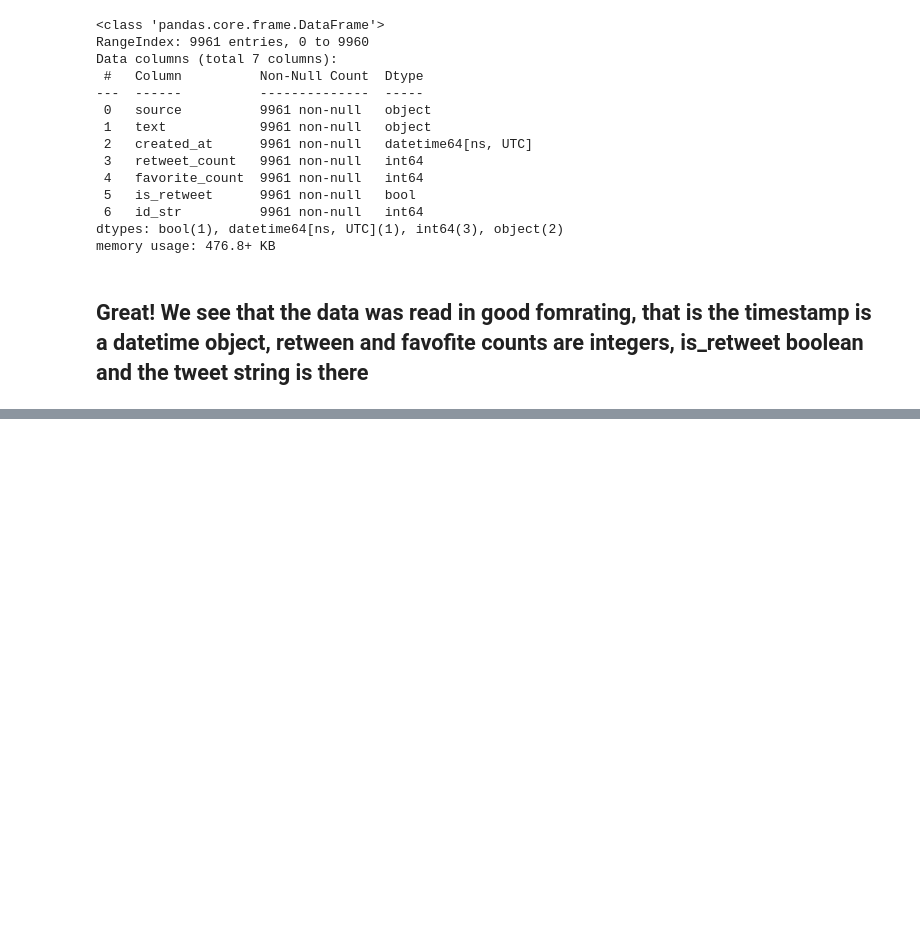
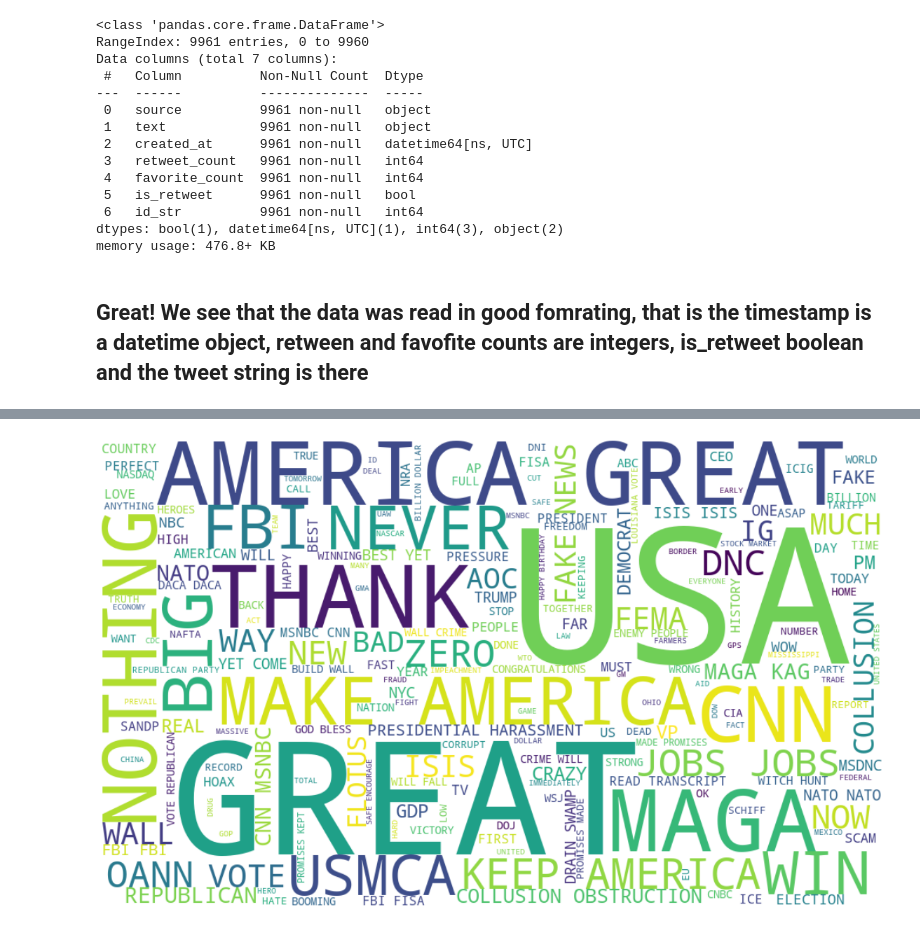
Before and after one commit to emmanuel-garza/presidential-tweets, a Jupyter notebook: exploratory_data_analysis.ipynb, the cells around one changed output, grey strips where cells are left out. Saved outputs shown, nothing was run; the diff lists cells and outputs as text; code cells hidden in the pictures; blank space fills up the shorter version.

```diff
--- a/exploratory_data_analysis.ipynb
+++ b/exploratory_data_analysis.ipynb
@@ -165,0 +206,5 @@ AttributeError: 'list' object has no attribute 'unique'
+# %%
+ax, wordcloud = plot_wordcloud(df[df['is_retweet']==False].words_caps.sum())
+plt.savefig('img/trump_tweets_caps.png', bbox_inches='tight')
+# %% [output]
+[figure, added]
```
Also changed, not shown: parts of 13 cells of this notebook, 2 other files.
